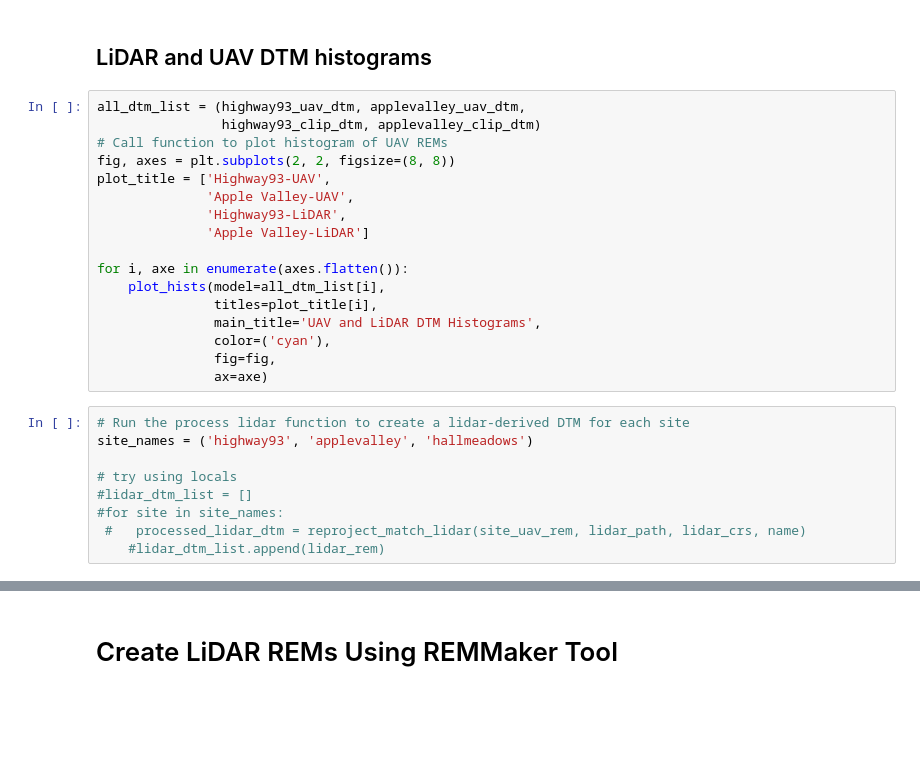
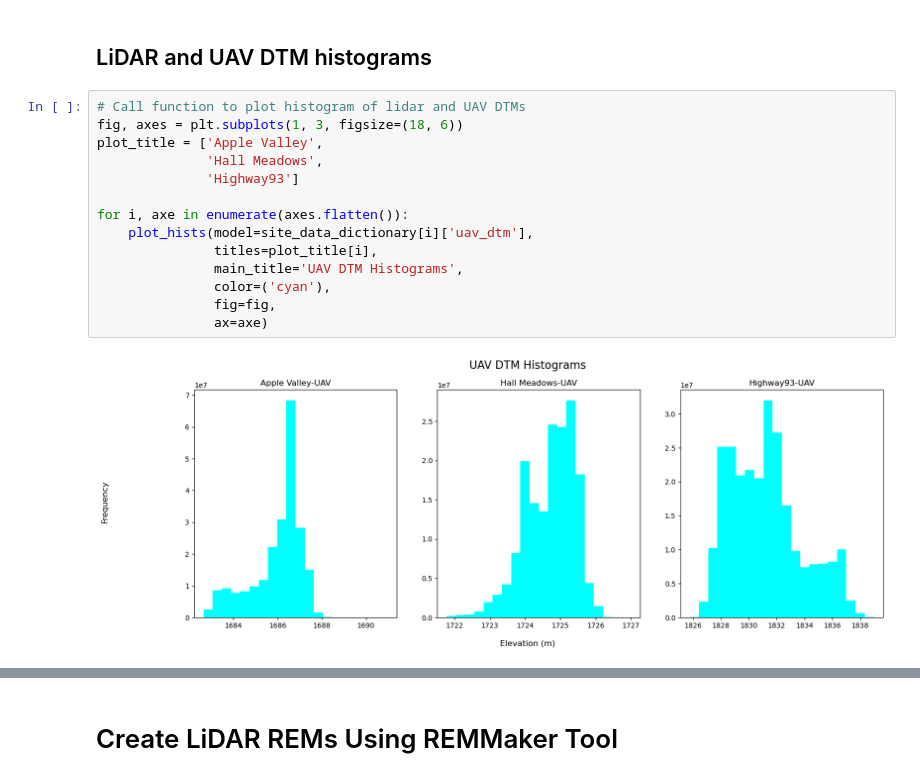
Before and after one commit to lechipman/example-project-repository, a Jupyter notebook: lidar_processing.ipynb, the cells around one changed output, grey strips where cells are left out. Drawn from its saved outputs; the diff is of its cells as text; blank space fills up the shorter version.

```diff
--- a/lidar_processing.ipynb
+++ b/lidar_processing.ipynb
@@ -232,28 +261,18 @@ hallmeadows_uav_rem = load_dtm(data_url = hallmeadows_rem_url,
 # %% [markdown]
 ## LiDAR and UAV DTM histograms
 # %%
-all_dtm_list = (highway93_uav_dtm, applevalley_uav_dtm,
-                highway93_clip_dtm, applevalley_clip_dtm)
-# Call function to plot histogram of UAV REMs
-fig, axes = plt.subplots(2, 2, figsize=(8, 8))
-plot_title = ['Highway93-UAV',
-              'Apple Valley-UAV',
-              'Highway93-LiDAR',
-              'Apple Valley-LiDAR']
+# Call function to plot histogram of lidar and UAV DTMs
+fig, axes = plt.subplots(1, 3, figsize=(18, 6))
+plot_title = ['Apple Valley',
+              'Hall Meadows',
+              'Highway93']
 
 for i, axe in enumerate(axes.flatten()):
-    plot_hists(model=all_dtm_list[i],
+    plot_hists(model=site_data_dictionary[i]['uav_dtm'],
                titles=plot_title[i],
-               main_title='UAV and LiDAR DTM Histograms',
+               main_title='UAV DTM Histograms',
                color=('cyan'),
                fig=fig,
                ax=axe)
+# %% [output]
+[figure, added]
-# %%
-# Run the process lidar function to create a lidar-derived DTM for each site
-site_names = ('highway93', 'applevalley', 'hallmeadows')
-
-# try using locals
-#lidar_dtm_list = []
-#for site in site_names:
- #   processed_lidar_dtm = reproject_match_lidar(site_uav_rem, lidar_path, lidar_crs, name)
-    #lidar_dtm_list.append(lidar_rem)
```
Also changed, not shown: parts of 35 cells of this notebook, 4 other files.
